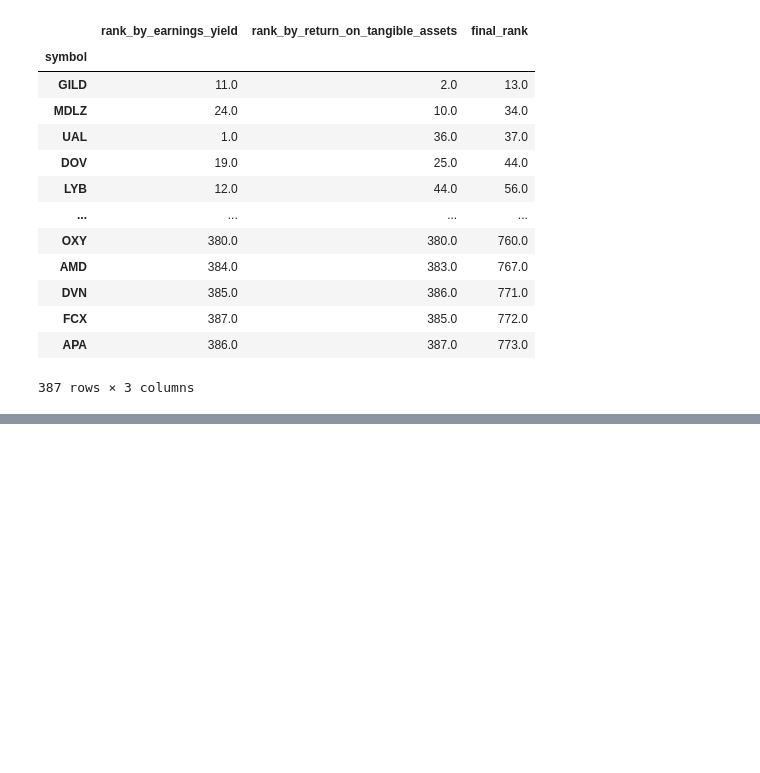
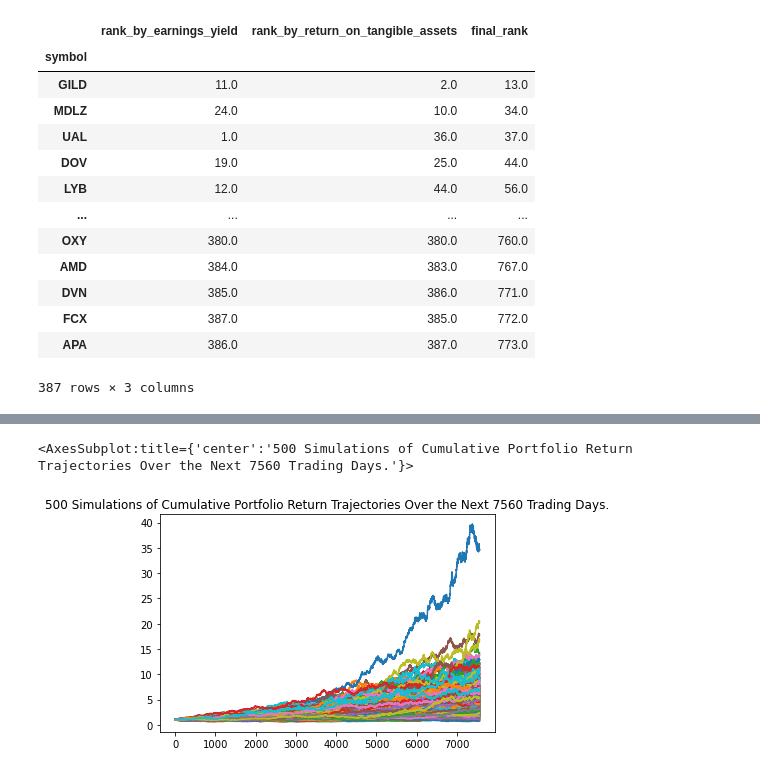
Before and after one commit to jchow527/Group_2_Stocks_Pickers, a Jupyter notebook: portfolio_builder_calc_performance.ipynb, the cells around one changed output, grey strips where cells are left out. Drawn from its saved outputs; the diff is of its cells as text; code cells hidden in the pictures; blank space fills up the shorter version.

```diff
--- a/portfolio_builder_calc_performance.ipynb
+++ b/portfolio_builder_calc_performance.ipynb
@@ -23,0 +65,8 @@ df
+# %%
+portfolio_prices_df = alpaca.get_bars(
+    tickers,
+    timeframe,
+    start = start_date,
+    end = end_date
+).df
+portfolio_prices_df
@@ -23,0 +88,15 @@ df
+# %%
+
+# Reorganize the DataFrame
+# # Separate ticker data
+GILD = portfolio_prices_df[portfolio_prices_df['symbol']=='GILD'].drop('symbol', axis=1)
+MDLZ = portfolio_prices_df[portfolio_prices_df['symbol']=='MDLZ'].drop('symbol', axis=1)
+UAL = portfolio_prices_df[portfolio_prices_df['symbol']=='MDLZ'].drop('symbol', axis=1)
+DOV = portfolio_prices_df[portfolio_prices_df['symbol']=='MDLZ'].drop('symbol', axis=1)
+LYB = portfolio_prices_df[portfolio_prices_df['symbol']=='MDLZ'].drop('symbol', axis=1)
+
+# # Concatenate the ticker DataFrames
+portfolio_prices_df = pd.concat([GILD, MDLZ, UAL, DOV, LYB], axis=1, keys=["GILD", "MDLZ", "UAL", "DOV", "LYB"])
+
+# Review the first 5 rows of the Alpaca DataFrame
+portfolio_prices_df.head()
@@ -23,0 +113,13 @@ df
+# %%
+# Configure the Monte Carlo simulation to forecast 30 years cumulative returns
+# The weights should be split equal weighted.
+# Run 500 samples.
+MC_thirty_year = MCSimulation(
+    portfolio_data = portfolio_prices_df,
+    weights = [.20,.20,.20,.20,.20],
+    num_simulation = 500,
+    num_trading_days = 252 * 30
+)
+
+# Review the simulation input data
+MC_thirty_year.portfolio_data.head()
@@ -23,0 +180,5 @@ df
+# %%
+MC_thirty_year.plot_simulation()
+# %% [output]
+<AxesSubplot:title={'center':'500 Simulations of Cumulative Portfolio Return Trajectories Over the Next 7560 Trading Days.'}>
+[figure, added]
```
Also changed, not shown: parts of 13 cells of this notebook.
